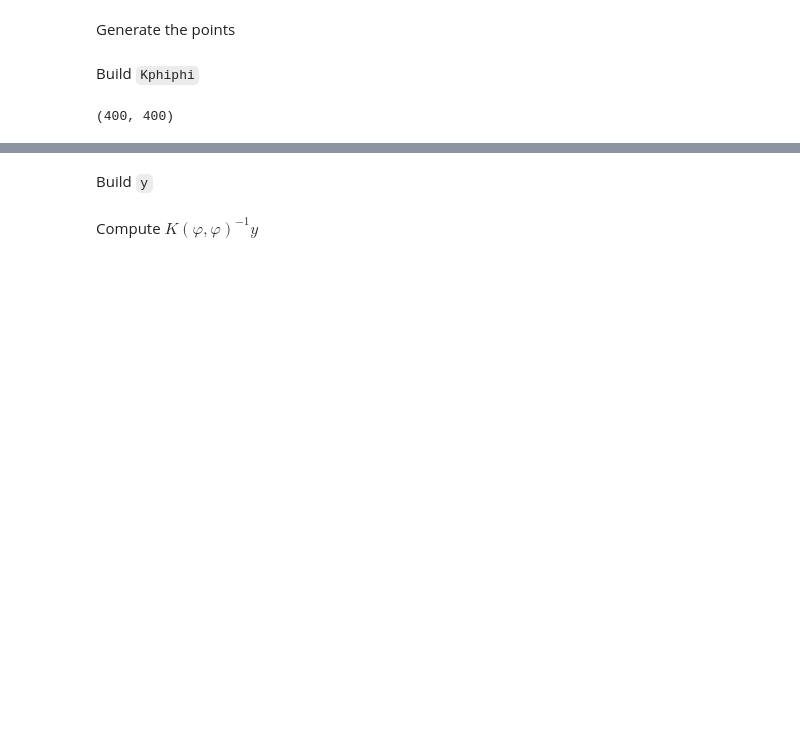
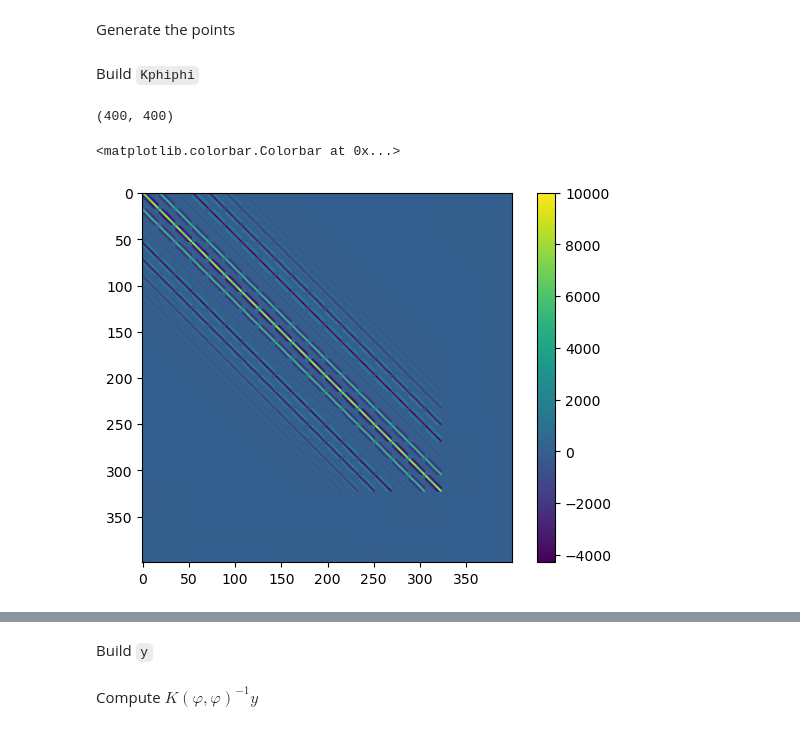
Before and after one commit to jfelipeosorio/kinetick, a Jupyter notebook: pdes/laplace2d_cf.ipynb, the cells around one changed output, grey strips where cells are left out. Saved outputs shown, nothing was run; the diff lists cells and outputs as text; code cells hidden in the pictures; blank space fills up the shorter version.

```diff
--- a/pdes/laplace2d_cf.ipynb
+++ b/pdes/laplace2d_cf.ipynb
@@ -57,7 +57,7 @@ dtype('float64')
 # %% [markdown]
 ## Utils
 # %%
-def Kphiphi_assembly(Xomega, Xboundary , k = 'Gaussian', k_param = 1.):
+def Kphiphi_assembly(Xomega, Xboundary , k = 'Gaussian', k_param = .1):
 
   # Set kernel to use
   if k == 'Gaussian':
@@ -235,7 +238,7 @@ u_bc_values = u_lap(Xboundary)
 # RHS of the PDE
 rhs_values = f_lap(Xomega)
 # kparam
-k_param = 0.5
+k_param = 0.1
 # %% [markdown]
 Build `Kphiphi`
 # %%
@@ -246,3 +249,9 @@ Kphiphi = Kphiphi_assembly(pairs_int, pairs_bdry, k = 'Gaussian', k_param = k_pa
 Kphiphi.shape
 # %% [output]
 (400, 400)
+# %%
+plt.imshow(Kphiphi)
+plt.colorbar()
+# %% [output]
+<matplotlib.colorbar.Colorbar at 0x...>
+[figure, added]
```
Also changed, not shown: parts of 5 cells of this notebook, 1 other file.
